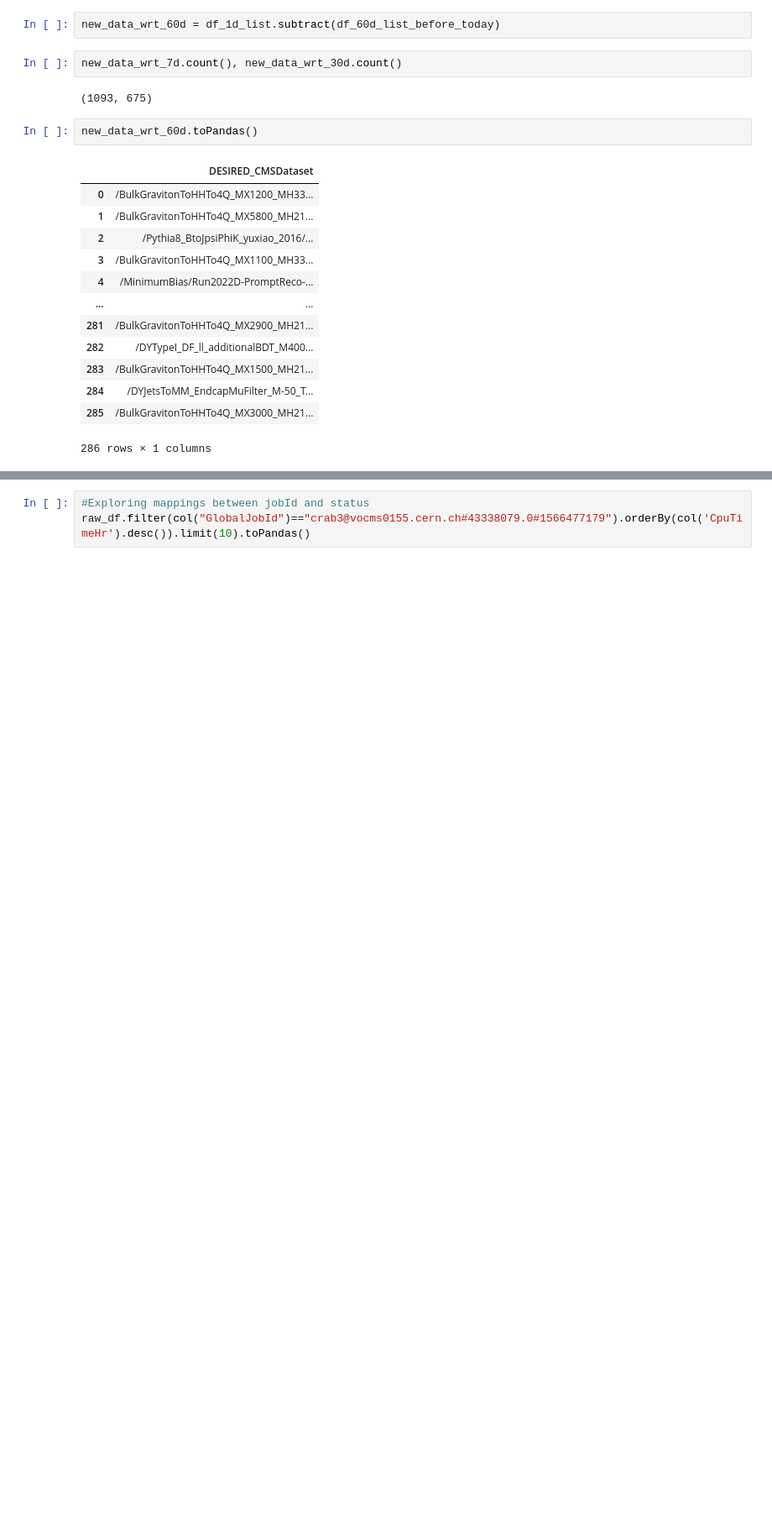
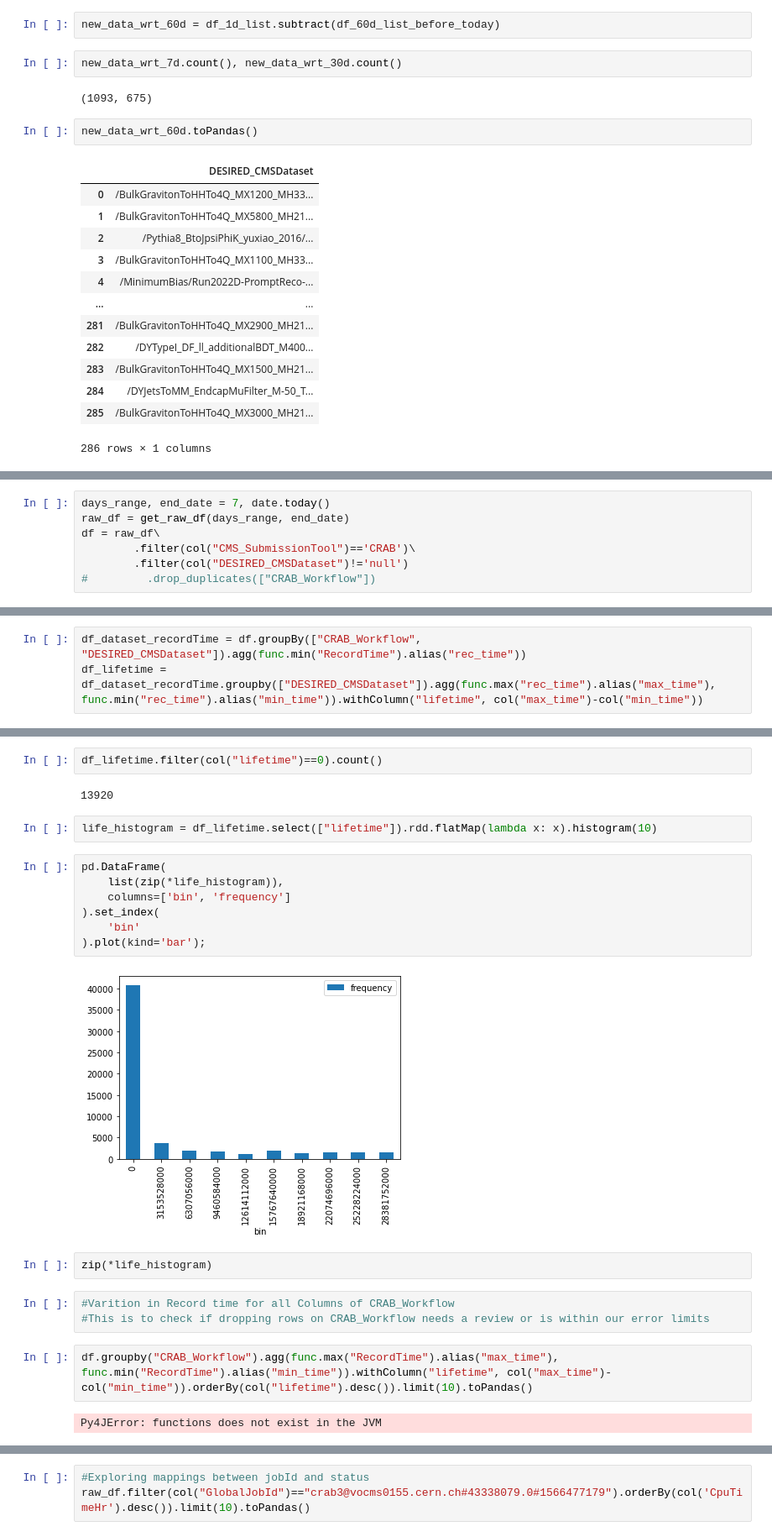
Before and after one commit to dynamic-entropy/CRABAnalysis, a Jupyter notebook: Untitled.ipynb, the cells around one changed output, grey strips where cells are left out. Shown: that part at 84% size. Drawn from its saved outputs; the diff is of its cells as text; blank space fills up the shorter version.

Commit message:
Added histogram for lifetime of dataset

```diff
--- a/Untitled.ipynb
+++ b/Untitled.ipynb
@@ -252,0 +264,7 @@ new_data_wrt_60d.toPandas()
+# %%
+days_range, end_date = 7, date.today()
+raw_df = get_raw_df(days_range, end_date)
+df = raw_df\
+        .filter(col("CMS_SubmissionTool")=='CRAB')\
+        .filter(col("DESIRED_CMSDataset")!='null')
+#         .drop_duplicates(["CRAB_Workflow"])
@@ -252,0 +294,3 @@ new_data_wrt_60d.toPandas()
+# %%
+df_dataset_recordTime = df.groupBy(["CRAB_Workflow", "DESIRED_CMSDataset"]).agg(func.min("RecordTime").alias("rec_time"))
+df_lifetime = df_dataset_recordTime.groupby(["DESIRED_CMSDataset"]).agg(func.max("rec_time").alias("max_time"), func.min("rec_time").alias("min_time")).withColumn("lifetime", col("max_time")-col("min_time"))
@@ -252,0 +311,24 @@ new_data_wrt_60d.toPandas()
+# %%
+df_lifetime.filter(col("lifetime")==0).count()
+# %% [output]
+13920
+# %%
+life_histogram = df_lifetime.select(["lifetime"]).rdd.flatMap(lambda x: x).histogram(10)
+# %%
+pd.DataFrame(
+    list(zip(*life_histogram)),
+    columns=['bin', 'frequency']
+).set_index(
+    'bin'
+).plot(kind='bar');
+# %% [output]
+[figure, added]
+# %%
+zip(*life_histogram)
+# %%
+#Varition in Record time for all Columns of CRAB_Workflow
+#This is to check if dropping rows on CRAB_Workflow needs a review or is within our error limits
+# %%
+df.groupby("CRAB_Workflow").agg(func.max("RecordTime").alias("max_time"), func.min("RecordTime").alias("min_time")).withColumn("lifetime", col("max_time")-col("min_time")).orderBy(col("lifetime").desc()).limit(10).toPandas()
+# %% [output]
+Py4JError: functions does not exist in the JVM
```
Also changed, not shown: parts of 11 cells of this notebook.
